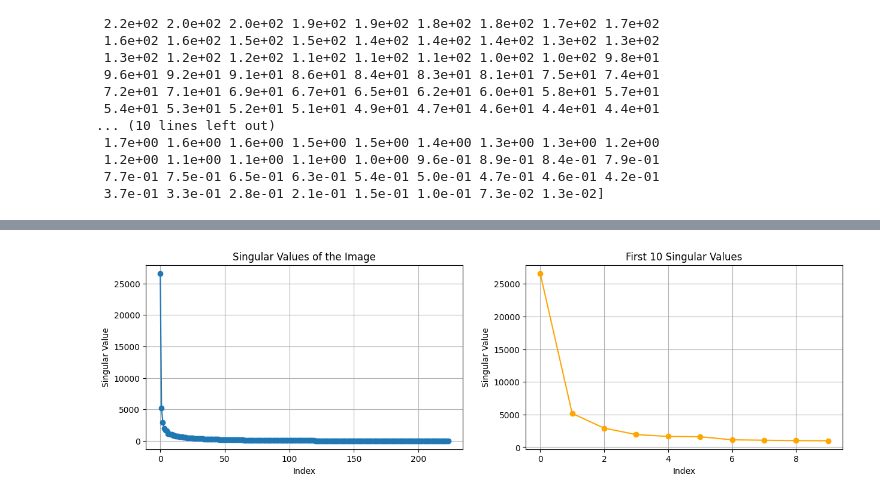
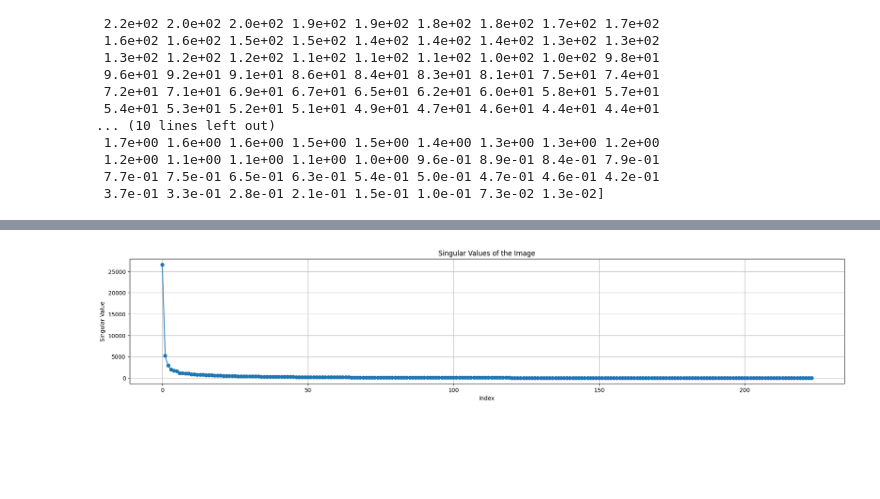
Before and after one commit to kmhswimgirl/svd_compression, a Jupyter notebook: svd_doc.ipynb, the cells around one changed output, grey strips where cells are left out. Saved outputs shown, nothing was run; the diff lists cells and outputs as text; code cells hidden in the pictures; blank space fills up the shorter version.

```diff
--- a/svd_doc.ipynb
+++ b/svd_doc.ipynb
@@ -103,5 +92,6 @@ Singular values of the image
  7.7e-01 7.5e-01 6.5e-01 6.3e-01 5.4e-01 5.0e-01 4.7e-01 4.6e-01 4.2e-01
  3.7e-01 3.3e-01 2.8e-01 2.1e-01 1.5e-01 1.0e-01 7.3e-02 1.3e-02]
 # %%
-%timeit U, S, Vt = np.linalg.svd(sing_val_ex, full_matrices=False)
+%%time
+U, S, Vt = np.linalg.svd(sing_val_ex, full_matrices=False)
 # %% [output]
@@ -109,19 +100,19 @@ Singular values of the image
 # %%
-plt.figure(figsize=(15,4))
+plt.figure(figsize=(50,4))
 plt.subplot(1, 2, 1)
 plt.plot(S, marker='o')
 plt.title("Singular Values of the Image")
 plt.xlabel("Index")
 plt.ylabel("Singular Value")
 plt.grid(True)
 
-plt.subplot(1,2,2)
-plt.plot(S[:10], marker='o', color='orange')
-plt.title("First 10 Singular Values")
-plt.xlabel("Index")
-plt.ylabel("Singular Value")
-plt.grid(True)
+# plt.subplot(1,2,2)
+# plt.plot(S[:10], marker='o', color='orange')
+# plt.title("First 10 Singular Values")
+# plt.xlabel("Index")
+# plt.ylabel("Singular Value")
+# plt.grid(True)
 
 plt.show()
 # %% [output]
-[figure, old version]
+[figure, new version]
```
Also changed, not shown: parts of 6 cells of this notebook.
